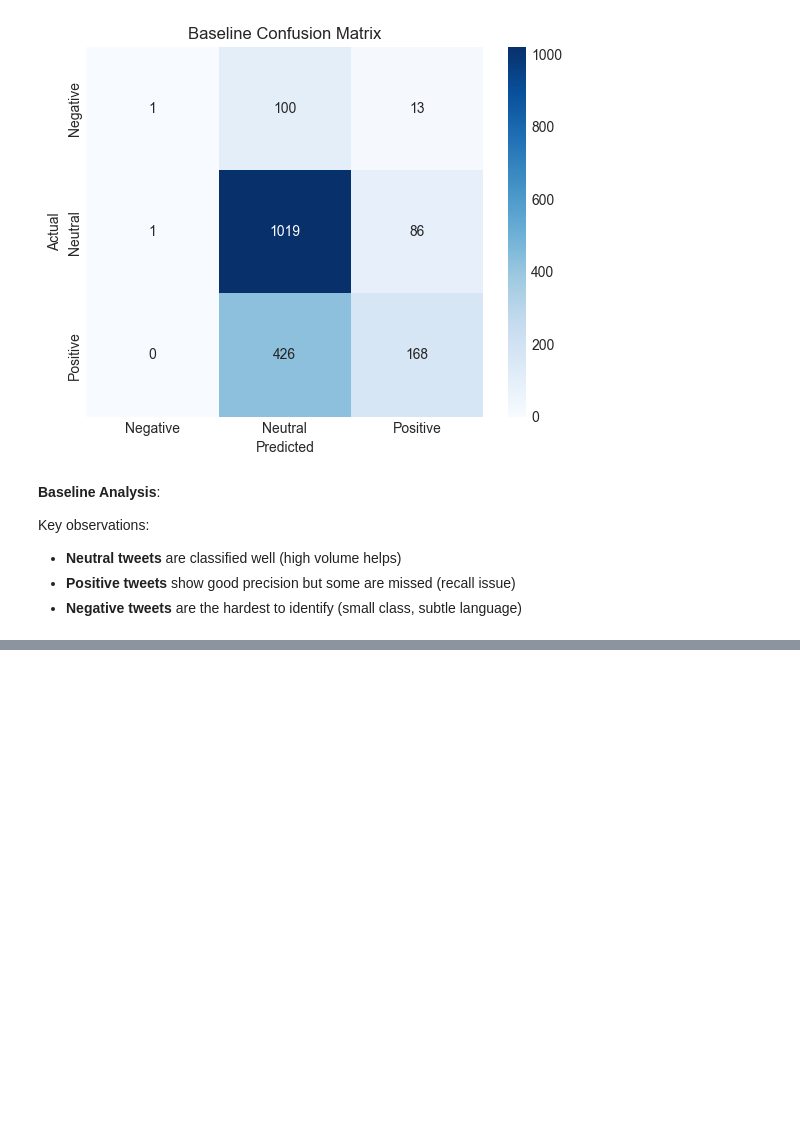
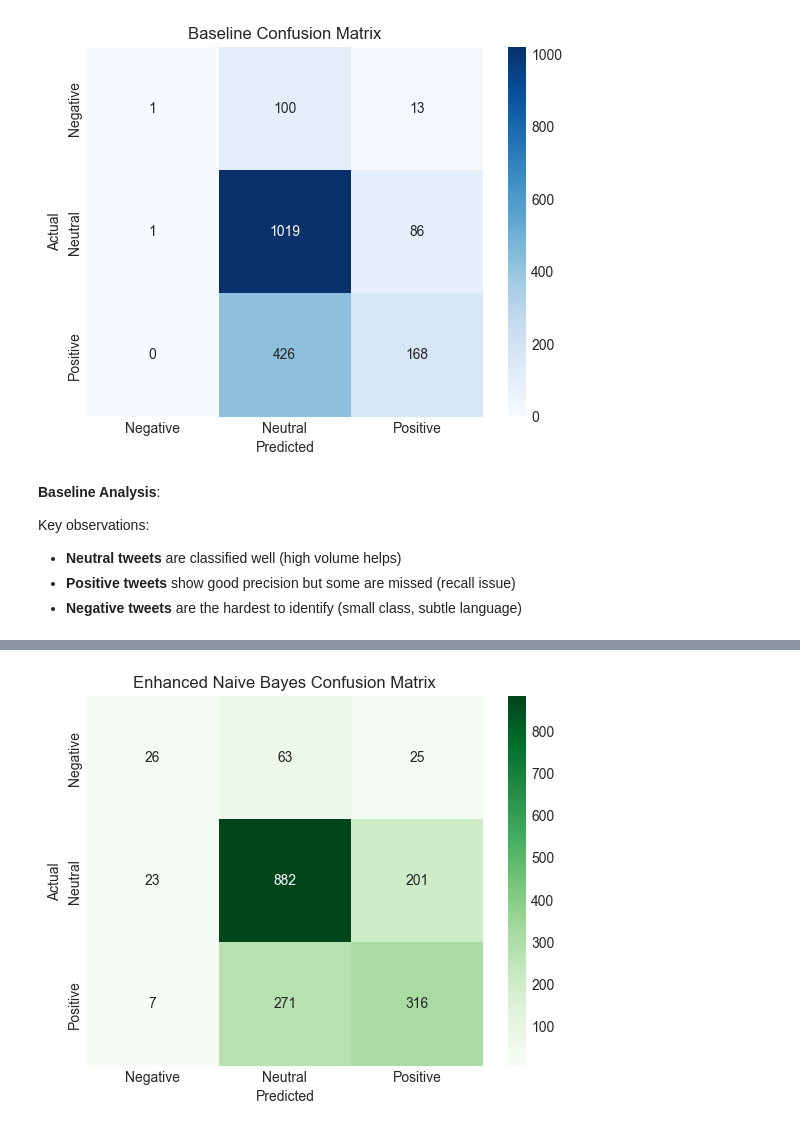
Before and after one commit to salmamwende-code/group1, a Jupyter notebook: notebooks/Steve.ipynb, the cells around one changed output, grey strips where cells are left out. Drawn from its saved outputs; the diff is of its cells as text; code cells hidden in the pictures; blank space fills up the shorter version.

Commit message:
Enhanced Naive Bayes Confusion Matrix

```diff
--- a/notebooks/Steve.ipynb
+++ b/notebooks/Steve.ipynb
@@ -834,0 +839,18 @@ Key observations:
+# %%
+# Enhanced pipeline with bigrams
+
+enhanced_nb_pipeline = Pipeline([
+    ('tfidf', TfidfVectorizer(
+        max_features=7000,      # Increased to accommodate bigrams
+        min_df=2,
+        ngram_range=(1, 2),     # Include both unigrams and bigrams
+        sublinear_tf=True       # Use logarithmic scaling for term frequency
+    )),
+    ('classifier', MultinomialNB(alpha=0.1))  # Slight smoothing adjustment
+])
+
+# Train
+enhanced_nb_pipeline.fit(X_train, y_train)
+
+# Predict and evaluate
+y_pred_enhanced_nb = enhanced_nb_pipeline.predict(X_test)
@@ -834,0 +879,15 @@ Key observations:
+# %%
+cm = confusion_matrix(y_test, y_pred_enhanced_nb)
+
+sns.heatmap(
+    cm, annot=True, fmt='d', cmap='Greens',
+    xticklabels=['Negative', 'Neutral', 'Positive'],
+    yticklabels=['Negative', 'Neutral', 'Positive']
+)
+
+plt.title('Enhanced Naive Bayes Confusion Matrix')
+plt.xlabel('Predicted')
+plt.ylabel('Actual')
+plt.show()
+# %% [output]
+[figure, added]
```
Also changed, not shown: parts of 2 cells of this notebook.
